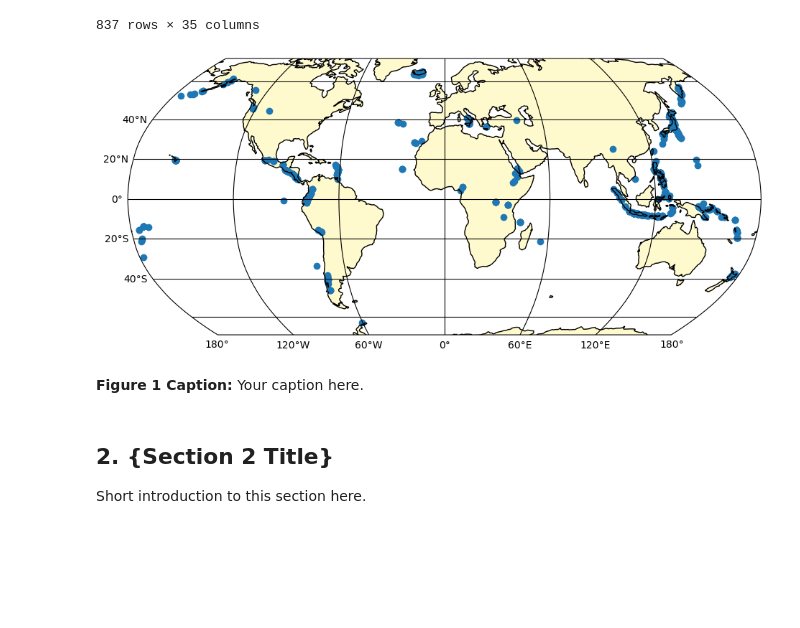
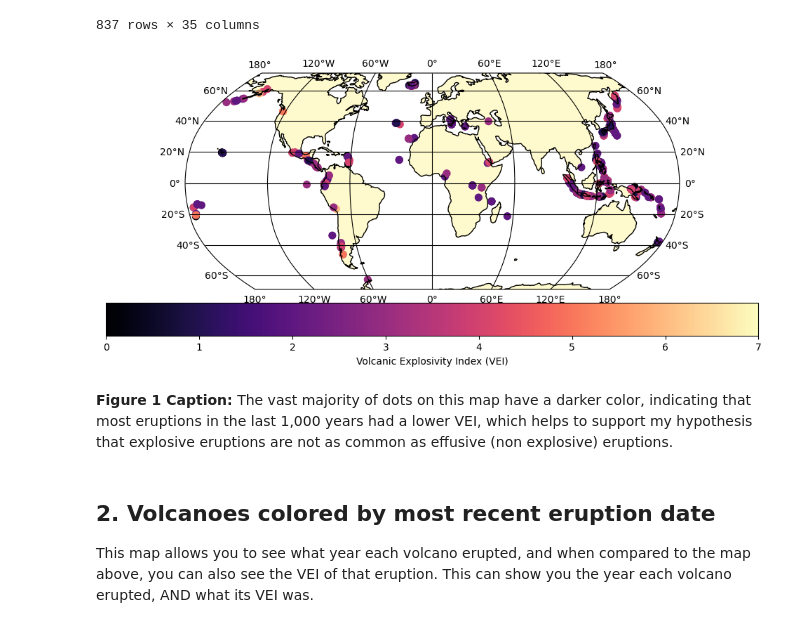
Before and after one commit to satusheks/Final-Project-Template, a Jupyter notebook: Final_Report_Template.ipynb, the cells around one changed output. Saved outputs shown, nothing was run; the diff lists cells and outputs as text; code cells hidden in the pictures; blank space fills up the shorter version.

```diff
--- a/Final_Report_Template.ipynb
+++ b/Final_Report_Template.ipynb
@@ -81,31 +78,69 @@ display(data)
 lat = data["Latitude"]
 lon = data["Longitude"]
 # %%
+#The following comment lines is the code I was originally using that gave me errors. I kept it just in case.
+
+
 # make and display the first figure
+#fig = plt.figure(figsize=(12, 5))
+#ax = fig.add_subplot(projection = ccrs.Robinson())
+
+#ax.coastlines(resolution='110m', color='black')
+#ax.add_feature(cfeature.LAND, color='lemonchiffon')
+
+#p = ax.scatter(lon, lat, transform=ccrs.PlateCarree())
+
+#g2=ax.gridlines(crs=ccrs.PlateCarree(), color='black')
+#g2.bottom_labels=True
+#g2.left_labels=True
+
+
+#plt.show()
+
+
+#Code that actually worked:
+volcanoes = pd.DataFrame(data)
+
+# Set up the figure
 fig = plt.figure(figsize=(12, 5))
-ax = fig.add_subplot(projection = ccrs.Robinson())
+ax = fig.add_subplot(projection=ccrs.Robinson())
 
+# Add coastlines and land features
 ax.coastlines(resolution='110m', color='black')
 ax.add_feature(cfeature.LAND, color='lemonchiffon')
 
-p = ax.scatter(lon, lat, transform=ccrs.PlateCarree())
+# Plot volcanoes, coloring points by VEI
+sc = ax.scatter(
+    volcanoes['Longitude'],
+    volcanoes['Latitude'],
+    c=volcanoes['VEI'],  # Color based on VEI
+    cmap='magma',         # Choose a color map
+    s=50,                # Marker size
+    transform=ccrs.PlateCarree()
+)
 
-g2=ax.gridlines(crs=ccrs.PlateCarree(), color='black')
-g2.bottom_labels=True
-g2.left_labels=True
+# Add a colorbar
+cb = plt.colorbar(sc, ax=ax, orientation='horizontal', pad=0.05)
+cb.set_label('Volcanic Explosivity Index (VEI)')
 
+# Add gridlines
+g2 = ax.gridlines(crs=ccrs.PlateCarree(), color='black', draw_labels=True)
+g2.bottom_labels = True
+g2.left_labels = True
+
+# Show the plot
 plt.show()
 # %% [output]
-[figure, old version]
+[figure, new version]
 # %% [markdown]
 <!-- Describe how this figure helps address your research question. What patterns or insights can you observe? -->
-**Figure 1 Caption:** Your caption here.
+**Figure 1 Caption:** The vast majority of dots on this map have a darker color, indicating that most eruptions in the last 1,000 years had a lower VEI, which helps to support my hypothesis that explosive eruptions are not as common as effusive (non explosive) eruptions.
 # %% [markdown]
-## 2. {Section 2 Title}
+## 2. Volcanoes colored by most recent eruption date
 
 <!-- In the introduction below, specify the data set(s) you are working with in this section, which aspect of your research question this section addresses, and the figure you will produce -->
 
-Short introduction to this section here.
+This map allows you to see what year each volcano erupted, and when compared to the map above, you can also see the VEI of that eruption. This can show you the year each volcano erupted, AND what its VEI was.
 # %%
 # if a new dataset, load data and perform data cleaning steps
 # otherwise, continue to data analysis and figure creation
```
Also changed, not shown: parts of 13 cells of this notebook, 1 other file.
